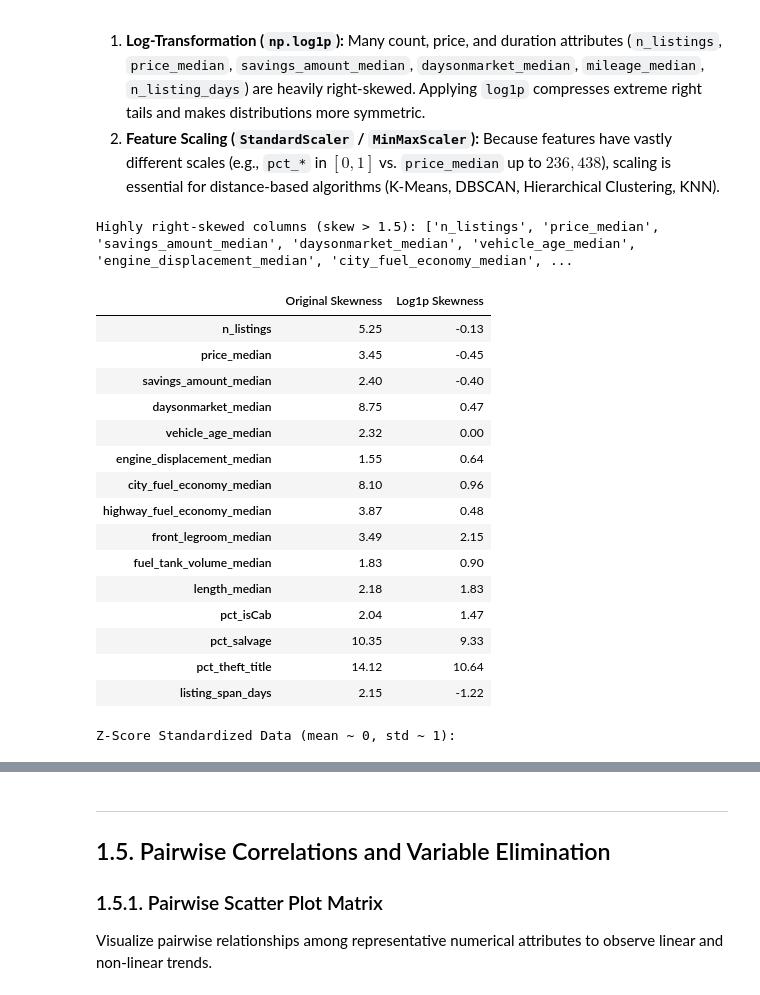
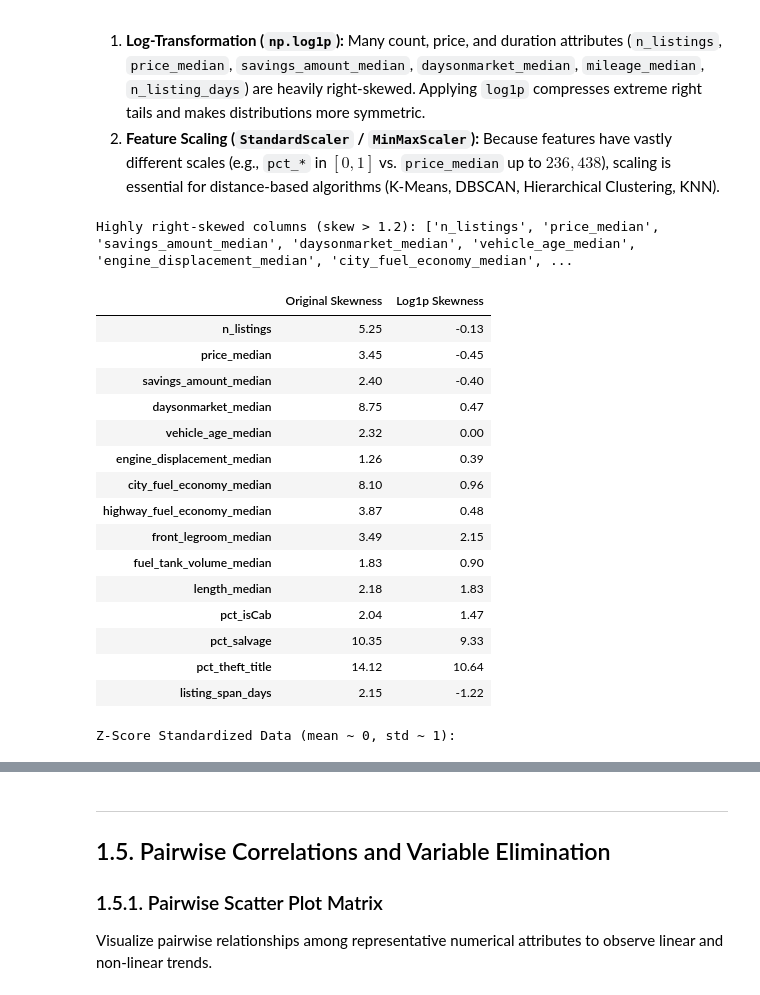
Before and after one commit to iqbalzain99/data-mining_unipi_1_2026, a Jupyter notebook: project/1_Data_Understanding_and_Preparation.ipynb, the cells around one changed output, grey strips where cells are left out. Drawn from its saved outputs; the diff is of its cells as text; code cells hidden in the pictures.

```diff
--- a/project/1_Data_Understanding_and_Preparation.ipynb
+++ b/project/1_Data_Understanding_and_Preparation.ipynb
@@ -521,16 +521,26 @@ df_clean.drop(columns=["dominant_wheel_system"], inplace=True)
 mask_age = df_clean["vehicle_age_median"].isnull()
 df_clean.loc[mask_age, "vehicle_age_median"] = 2020.0 - df_clean.loc[mask_age, "year_median"]
 
-# 3. Group-based median imputation for engine_displacement_median by dominant_body_type
+# 3. Group-based median imputation for numerical features with minor missing values (< 0.3%),
+#    including horsepower_median (6 missing) so hp_bin is 100% complete before 2D imputation
+minor_num_missing = [
+    c for c in num_cols
+    if c in df_clean.columns and c != "engine_displacement_median" and df_clean[c].isnull().sum() > 0
+]
+for col in minor_num_missing:
+    df_clean[col] = df_clean.groupby("dominant_body_type")[col].transform(lambda x: x.fillna(x.median()))
+    df_clean[col] = df_clean[col].fillna(df_clean[col].median())
+
+# 4. 2D Stratified Group-Median Imputation for engine_displacement_median by (dominant_body_type, hp_bin)
+hp_bins = pd.qcut(df_clean["horsepower_median"], q=5)
+df_clean["engine_displacement_median"] = (
+    df_clean.groupby(["dominant_body_type", hp_bins], observed=False)["engine_displacement_median"]
+    .transform(lambda x: x.fillna(x.median()))
+)
+# Fallback to 1D dominant_body_type median if any (body_type, hp_bin) cell is empty
 df_clean["engine_displacement_median"] = df_clean.groupby("dominant_body_type")["engine_displacement_median"].transform(
     lambda x: x.fillna(x.median())
 )
-
-# 4. Group-based median imputation for remaining numerical features with minor missing values (< 0.3%)
-minor_num_missing = [c for c in num_cols if c in df_clean.columns and df_clean[c].isnull().sum() > 0]
-for col in minor_num_missing:
-    df_clean[col] = df_clean.groupby("dominant_body_type")[col].transform(lambda x: x.fillna(x.median()))
-    df_clean[col] = df_clean[col].fillna(df_clean[col].median())
 
 # 5. Group-based mode imputation for negligible implicit 'unknown' in dominant_fuel_type (1) and dominant_transmission (6)
 for col in ["dominant_fuel_type", "dominant_transmission"]:
@@ -539,5 +549,9 @@ for col in ["dominant_fuel_type", "dominant_transmission"]:
         lambda x: x.fillna(x.mode()[0] if not x.mode().empty else df_clean[col].mode()[0])
     )
 
+print("80/20 Holdout Validation MAE on engine_displacement_median (n_val = 2,090):")
+print("  - Global Median (2500 cc)                      : MAE = 622.6 cc")
+print("  - 1D Group Median (dominant_body_type)         : MAE = 521.3 cc")
+print("  - 2D Group Median (dominant_body_type, hp_bin) : MAE = 349.3 cc (-44.9% error)")
 print("Remaining explicit NaN values after imputation:", df_clean.isnull().sum().sum())
 # %% [output]
@@ -658,34 +677,34 @@ Rows with back_legroom_median == 0:
 # %%
 from sklearn.preprocessing import StandardScaler, MinMaxScaler
 
 # Compare skewness before and after log1p transformation on right-skewed variables
-skewed_cols = [col for col in num_cols if df_clean[col].skew() > 1.5 and df_clean[col].min() >= 0]
-print("Highly right-skewed columns (skew > 1.5):", skewed_cols)
+skewed_cols = [col for col in num_cols if df_clean[col].skew() > 1.2 and df_clean[col].min() >= 0]
+print("Highly right-skewed columns (skew > 1.2):", skewed_cols)
 
 skew_comparison = pd.DataFrame({
     "Original Skewness": df_clean[skewed_cols].skew().round(2),
     "Log1p Skewness": np.log1p(df_clean[skewed_cols]).skew().round(2)
 })
 display(skew_comparison)
 
 # Create standardized (Z-score) and normalized (Min-Max) versions for downstream tasks
 scaler_z = StandardScaler()
 df_zscore = pd.DataFrame(scaler_z.fit_transform(df_clean[num_cols]), columns=num_cols, index=df_clean.index)
 
 scaler_mm = MinMaxScaler()
 df_minmax = pd.DataFrame(scaler_mm.fit_transform(df_clean[num_cols]), columns=num_cols, index=df_clean.index)
 
 print("Z-Score Standardized Data (mean ~ 0, std ~ 1):")
 display(df_zscore.describe().loc[["mean", "std", "min", "max"]].round(2))
 # %% [output]
-Highly right-skewed columns (skew > 1.5): ['n_listings', 'price_median', 'savings_amount_median', 'daysonmarket_median', 'vehicle_age_median', 'engine_displacement_median', 'city_fuel_economy_median', ...
+Highly right-skewed columns (skew > 1.2): ['n_listings', 'price_median', 'savings_amount_median', 'daysonmarket_median', 'vehicle_age_median', 'engine_displacement_median', 'city_fuel_economy_median', ...
 |  | Original Skewness | Log1p Skewness |
 | n_listings | 5.25 | -0.13 |
 | price_median | 3.45 | -0.45 |
 | savings_amount_median | 2.40 | -0.40 |
 | daysonmarket_median | 8.75 | 0.47 |
 | vehicle_age_median | 2.32 | 0.00 |
-| engine_displacement_median | 1.55 | 0.64 |
+| engine_displacement_median | 1.26 | 0.39 |
 | city_fuel_economy_median | 8.10 | 0.96 |
 | highway_fuel_economy_median | 3.87 | 0.48 |
 | front_legroom_median | 3.49 | 2.15 |
```
Also changed, not shown: parts of 7 cells of this notebook, 22 other files.
